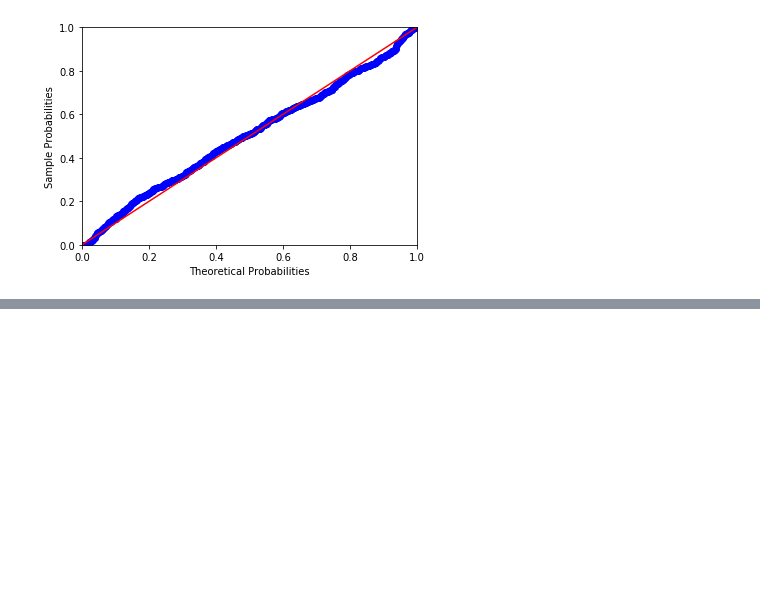
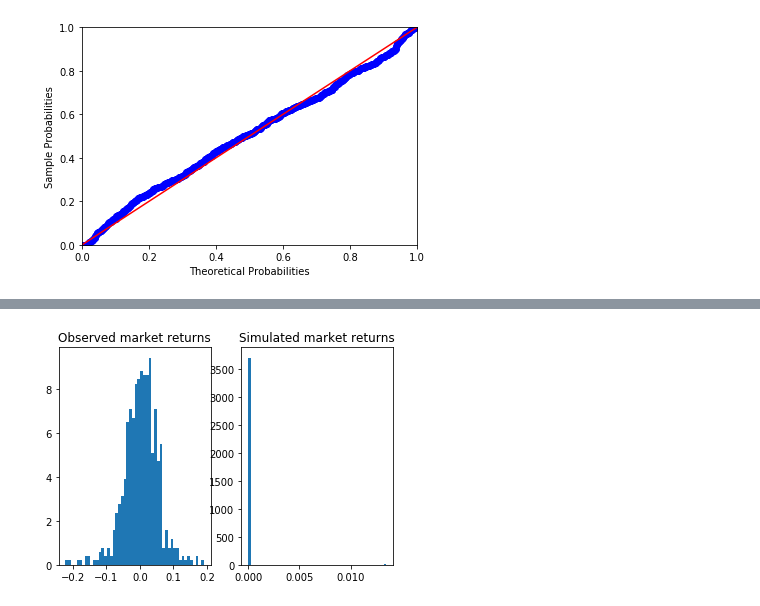
Before and after one commit to oliverwsd/Finance, a Jupyter notebook: set4.ipynb, the cells around one changed output, grey strips where cells are left out. Saved outputs shown, nothing was run; the diff lists cells and outputs as text; code cells hidden in the pictures; blank space fills up the shorter version.

```diff
--- a/set4.ipynb
+++ b/set4.ipynb
@@ -308,0 +311,36 @@ E_rf[23] is 0.0028463513018669342
+# %%
+# Task 4: Simulate an ARMA(1, 1) model
+# ------------------------------------
+
+sigma2_epsilon = 0.00257654   # Do not change this line
+
+# Simulate the ARMA(1, 1) model for market excess returns. Draw \epsilon_t from a
+# normal distribution with mean 0 and variance 'sigma2_epsilon', using numpy's
+# np.random.normal(...) function. Then, plug these draws into the model equation (1).
+
+# r_t = \alpha + \beta * r_{t-1} + \epsilon_t + \theta * \epsilon_{t-1}   (1)
+
+np.random.seed(100)  # Do not change this line. Makes the generated random number repeatable. Every time you call
+                     # this line, the same sequence of random number will be drawn afterwards.
+rm_excess_sim = np.zeros((factors.shape[0],))
+rm_excess_sim[0] = 0   # Do not change this line. Consider this as r_0 = 0.
+
+rm_excess_sim[-1] = factors['rm_excess'].iloc[-1]
+# 将ARMA for market excess return的数值代入np.zeros, plot计次数
+epsilon = np.random.normal(0,np.sqrt(sigma2_epsilon),factors.shape[0])
+
+rm_excess_sim =
+
+# Plot histograms of actual and simulated market excess returns
+fig, ax = plt.subplots(1, 2)
+ax[0].hist(factors['rm_excess'].values, bins = 50, density = True)
+ax[0].set_title("Observed market returns")
+ax[1].hist(rm_excess_sim, bins = 50, density = True)
+ax[1].set_title("Simulated market returns")
+plt.show()
+
+# Check of intermediate result (4):
+#
+# HINT: Check for yourself: rm_excess_sim[23] should be -0.0406  (rounded to 4 digits)
+# %% [output]
+[figure, added]
```
Also changed, not shown: parts of 1 cell of this notebook.
